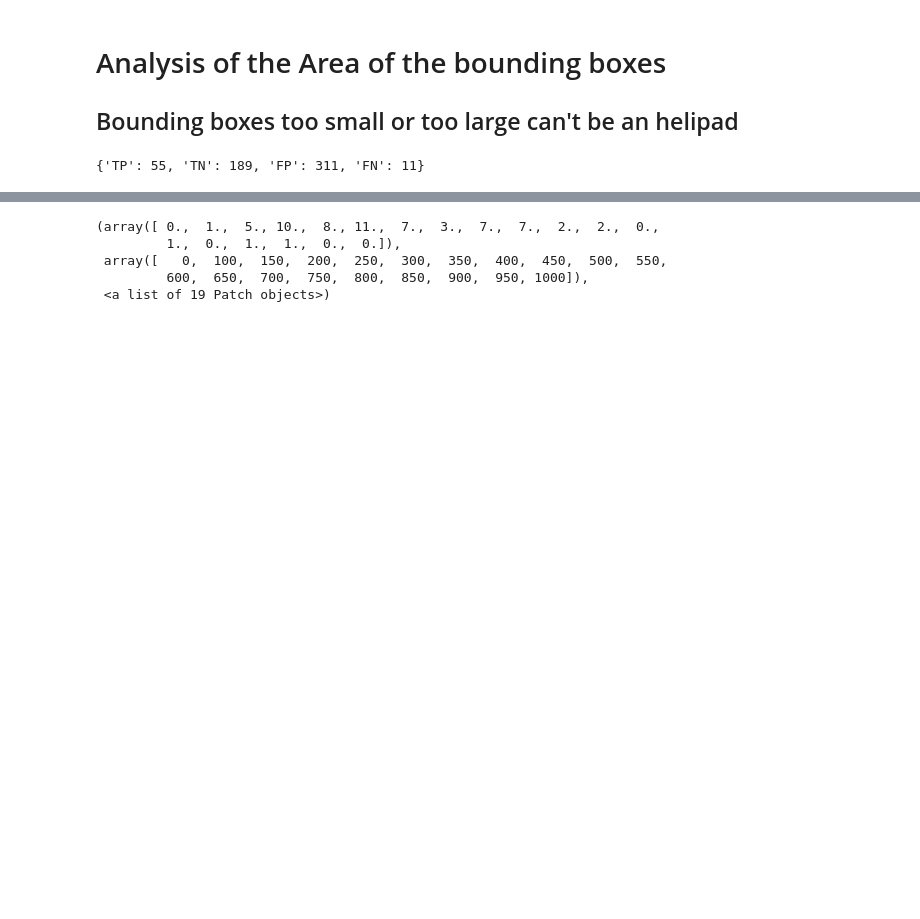
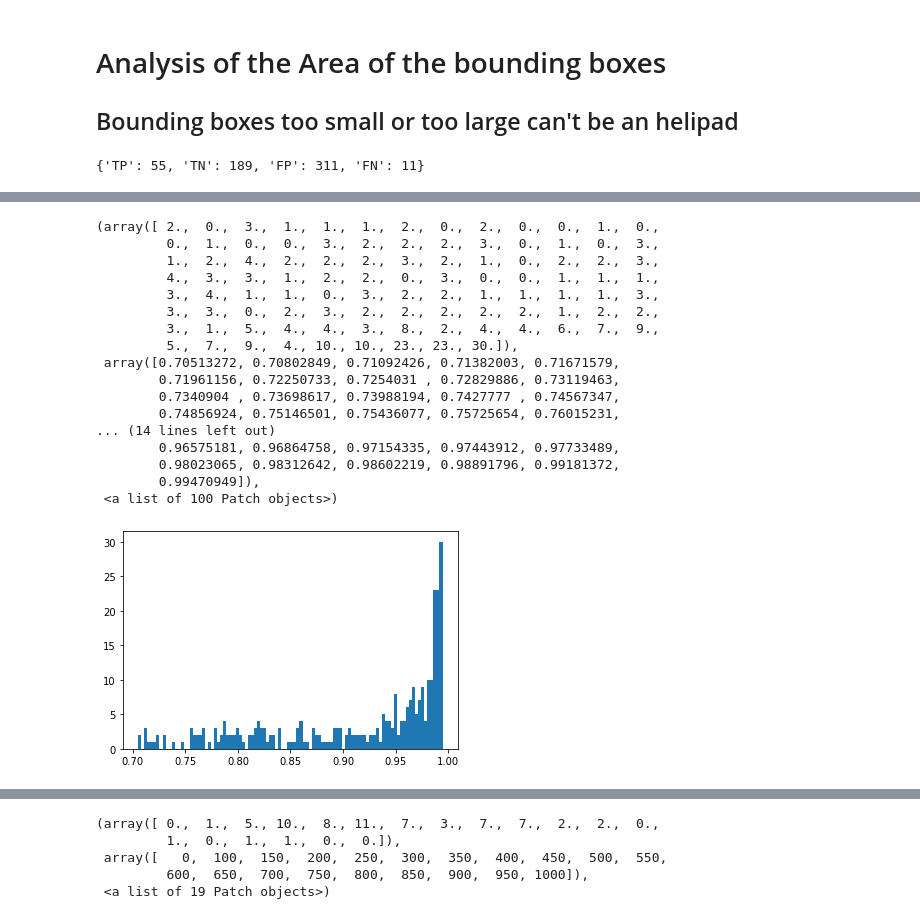
Before and after one commit to jonasbtn/helipad_detection, a Jupyter notebook: src/bb_analysis/bb_area_analysis.ipynb, the cells around one changed output, grey strips where cells are left out. Cells and saved outputs as stored; diff of their text form; code cells hidden in the pictures; blank space fills up the shorter version.

```diff
--- a/src/bb_analysis/bb_area_analysis.ipynb
+++ b/src/bb_analysis/bb_area_analysis.ipynb
@@ -163 +172,22 @@ helipad_scores
+# %%
+plt.hist(fp_scores_area, bins=100)
+# %% [output]
+(array([ 2.,  0.,  3.,  1.,  1.,  1.,  2.,  0.,  2.,  0.,  0.,  1.,  0.,
+         0.,  1.,  0.,  0.,  3.,  2.,  2.,  2.,  3.,  0.,  1.,  0.,  3.,
+         1.,  2.,  4.,  2.,  2.,  2.,  3.,  2.,  1.,  0.,  2.,  2.,  3.,
+         4.,  3.,  3.,  1.,  2.,  2.,  0.,  3.,  0.,  0.,  1.,  1.,  1.,
+         3.,  4.,  1.,  1.,  0.,  3.,  2.,  2.,  1.,  1.,  1.,  1.,  3.,
+         3.,  3.,  0.,  2.,  3.,  2.,  2.,  2.,  2.,  2.,  1.,  2.,  2.,
+         3.,  1.,  5.,  4.,  4.,  3.,  8.,  2.,  4.,  4.,  6.,  7.,  9.,
+         5.,  7.,  9.,  4., 10., 10., 23., 23., 30.]),
+ array([0.70513272, 0.70802849, 0.71092426, 0.71382003, 0.71671579,
+        0.71961156, 0.72250733, 0.7254031 , 0.72829886, 0.73119463,
+        0.7340904 , 0.73698617, 0.73988194, 0.7427777 , 0.74567347,
+        0.74856924, 0.75146501, 0.75436077, 0.75725654, 0.76015231,
+... (14 lines left out)
+        0.96575181, 0.96864758, 0.97154335, 0.97443912, 0.97733489,
+        0.98023065, 0.98312642, 0.98602219, 0.98891796, 0.99181372,
+        0.99470949]),
+ <a list of 100 Patch objects>)
+[figure, added]
 # %%
```
Also changed, not shown: parts of 13 cells of this notebook, 12 other files.
